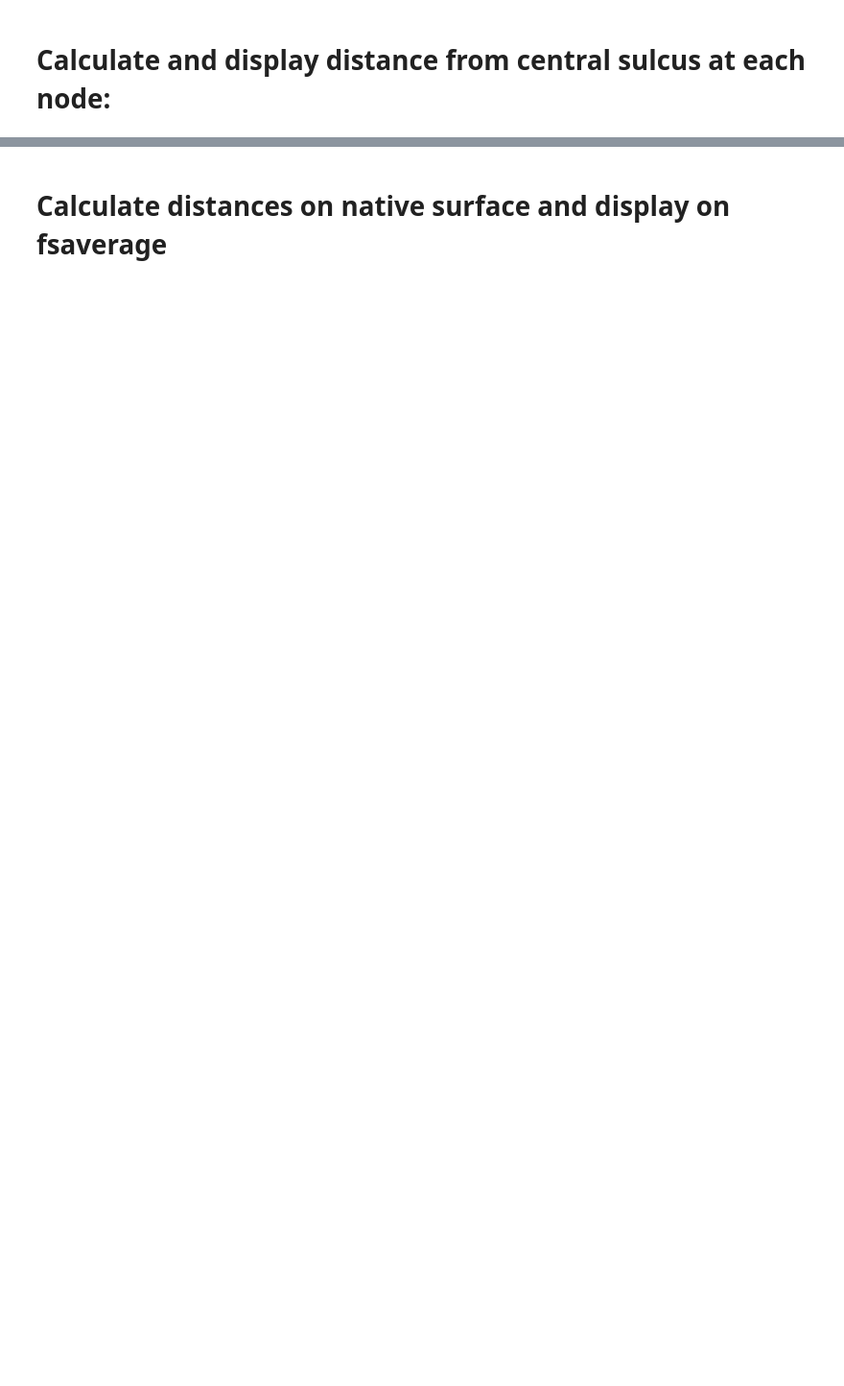
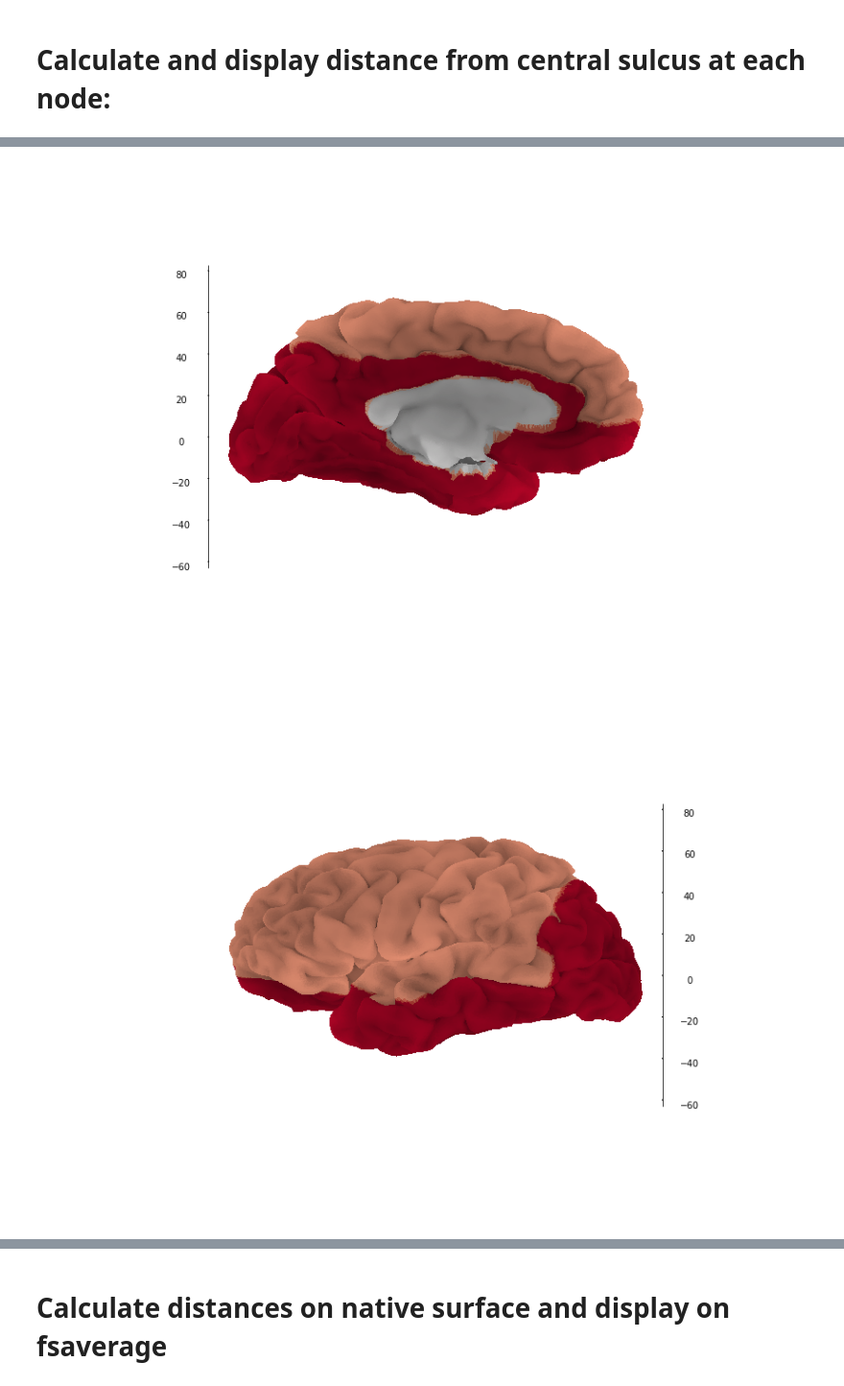
Before and after one commit to NeuroanatomyAndConnectivity/surfdist, a Jupyter notebook: examples/demo.ipynb, the cells around one changed output, grey strips where cells are left out. Shown at 96% size. Cells and saved outputs as stored; diff of their text form; code cells hidden in the pictures; blank space fills up the shorter version.

```diff
--- a/examples/demo.ipynb
+++ b/examples/demo.ipynb
@@ -36,0 +64,18 @@ plot_lat = sd.viz.viz(surf[0], surf[1], dist, azim=180, bg_map=sulc, bg_on_stat=
+# %%
+d = np.argmin(np.vstack((dist,distX)), axis=0)
+d[cort] = d[cort] + 1
+# %%
+# visualize
+plot_med, ax_med = sd.viz.viz(surf[0], surf[1], d, bg_map=sulc, bg_on_stat=True, cmap=cmap, figsize=((15,10)))
+ax_med.axes.set_axis_off()
+ax_med.grid(False)
+plt.show()
+plot_med.savefig('fig.dist3.med.png')
+plot_lat, ax_lat = sd.viz.viz(surf[0], surf[1], d, azim=180, bg_map=sulc, bg_on_stat=True, cmap=cmap, figsize=((15,10)))
+ax_lat.axes.set_axis_off()
+ax_lat.grid(False)
+plt.show()
+plot_lat.savefig('fig.dist3.lat.png')
+# %% [output]
+[figure, added]
+[figure, added]
```
Also changed, not shown: parts of 16 cells of this notebook.
